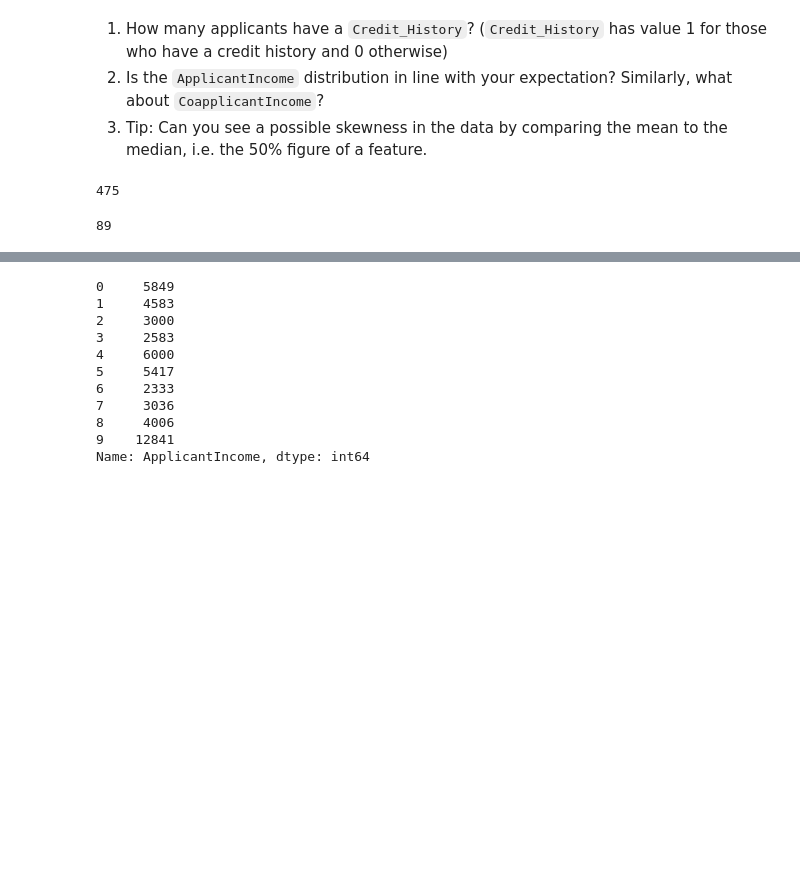
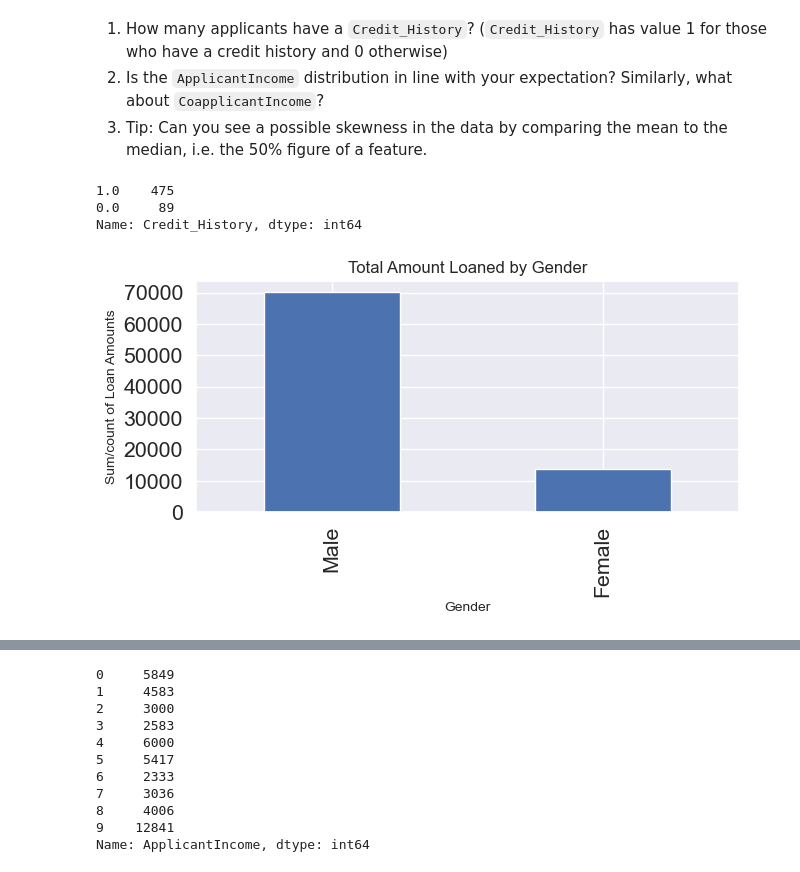
Before and after one commit to tetianafesenko/deployment-project, a Jupyter notebook: notebooks/instructions.ipynb, the cells around one changed output, grey strips where cells are left out. Cells and saved outputs as stored; diff of their text form; code cells hidden in the pictures; blank space fills up the shorter version.

```diff
--- a/notebooks/instructions.ipynb
+++ b/notebooks/instructions.ipynb
@@ -155,12 +155,19 @@ Name: Credit_History, dtype: float64
 # %%
 #1.1 How many applicants have a credit history?
 
-df_clean['Credit_History'].value_counts()[1.0]
+df.Credit_History.value_counts()
 # %% [output]
-475
+1.0    475
+0.0     89
+Name: Credit_History, dtype: int64
-# %%
-#1.1 How many applicants have a credit history?
-
-df_clean['Credit_History'].value_counts()[0.0]
-# %% [output]
-89
+# %%
+plt.figure(figsize=(7, 3))
+df.groupby('Gender').LoanAmount.sum().sort_values(ascending=False).plot.bar() #count()
+plt.title('Total Amount Loaned by Gender', fontsize=12)
+plt.xlabel('Gender', fontsize=10)
+plt.ylabel('Sum/count of Loan Amounts', fontsize=10)
+plt.rc('xtick',labelsize=10)
+plt.rc('ytick',labelsize=8)
+plt.show()
+# %% [output]
+[figure, added]
```
Also changed, not shown: parts of 17 cells of this notebook.
